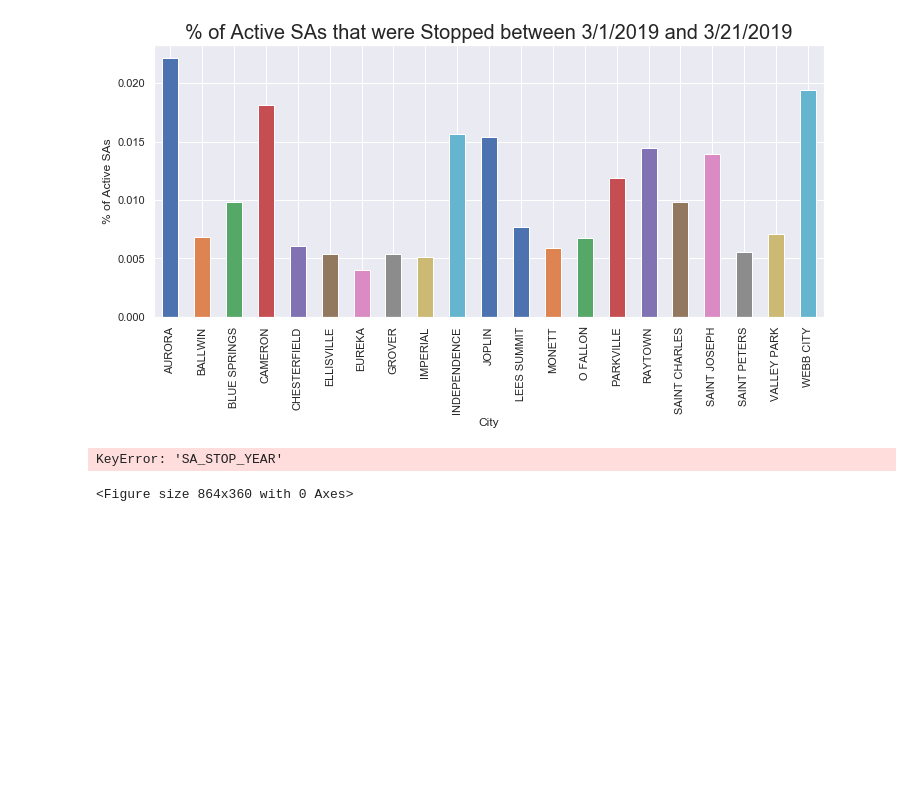
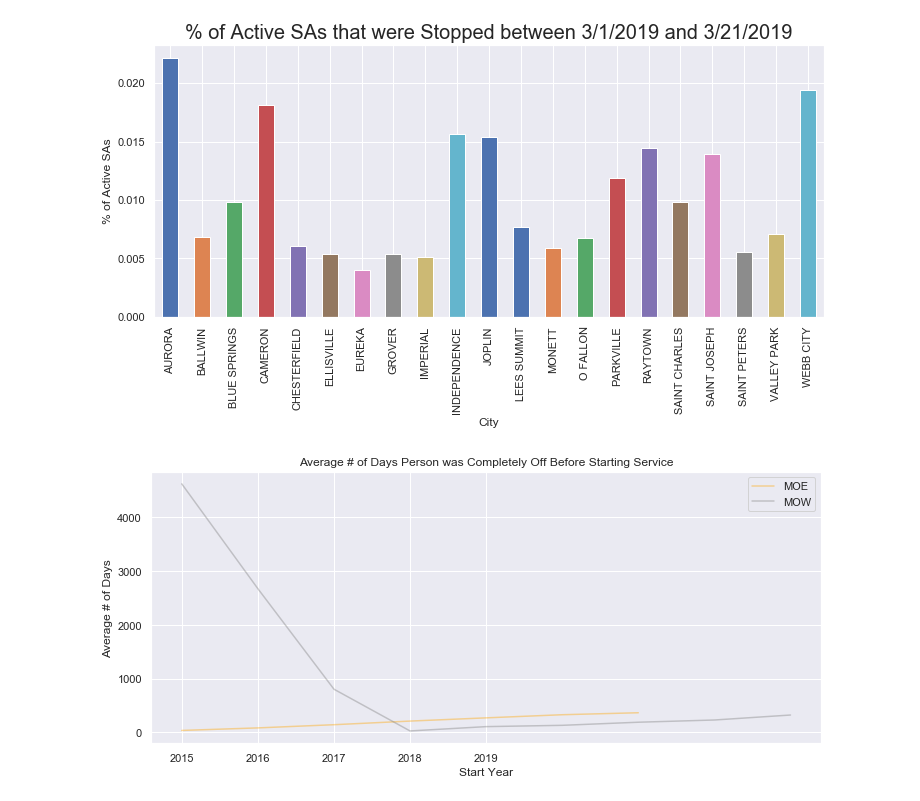
Before and after one commit to brocknosbisch/Springboard_Capstone_2, a Jupyter notebook: Chapter_2_Capstone_2_Data_Story.ipynb, the cells around one changed output. Cells and saved outputs as stored; diff of their text form; code cells hidden in the pictures; blank space fills up the shorter version.

```diff
--- a/Chapter_2_Capstone_2_Data_Story.ipynb
+++ b/Chapter_2_Capstone_2_Data_Story.ipynb
@@ -575,32 +595,31 @@ plt.show()
 # %%
 
 # Average # of Days Person was Off Before Starting Service
 # Excluding Services that had another gas service at the same time which causes negative # of Days
 # Only including a Person if they had service with us before.
 
 plt1_column_names = ('2015','2016','2017','2018','2019')
 
 plt.figure(figsize=(12,5))
-plt1 = df[((df['SA_STOP_YEAR'] >= '2015')&(df['SA_STOP_YEAR'] <= '2020')&(df['CIS_DIVISION']=='LGC')&(df['PERSON_DAYS_INACTIVE_BEFORE']>=0)&(df['PERSON_PRIOR_STOP_DATE'].notnull()))].groupby('SA_START_YEAR')['PERSON_DAYS_INACTIVE_BEFORE'].mean().plot(kind='line', color='orange', alpha=.4, grid=True, label='MOE')
+plt1 = df[((df['SA_END_YEAR'] >= '2015')&(df['SA_END_YEAR'] <= '2020')&(df['CIS_DIVISION']=='LGC')&(df['PERSON_DAYS_INACTIVE_BEFORE']>=0)&(df['PERSON_PRIOR_STOP_DATE'].notnull()))].groupby('SA_START_YEAR')['PERSON_DAYS_INACTIVE_BEFORE'].mean().plot(kind='line', color='orange', alpha=.4, grid=True, label='MOE')
 plt1.set_title('Average # of Days Person was Completely Off Before Starting Service')
 
-plt2 = df[((df['SA_STOP_YEAR'] >= '2015')&(df['SA_STOP_YEAR'] <= '2020')&(df['CIS_DIVISION']=='MGE')&(df['PERSON_DAYS_INACTIVE_BEFORE']>=0)&(df['PERSON_PRIOR_STOP_DATE'].notnull()))].groupby('SA_START_YEAR')['PERSON_DAYS_INACTIVE_BEFORE'].mean().plot(kind='line', color='gray', alpha=.4, grid=True, label='MOW')
+plt2 = df[((df['SA_END_YEAR'] >= '2015')&(df['SA_END_YEAR'] <= '2020')&(df['CIS_DIVISION']=='MGE')&(df['PERSON_DAYS_INACTIVE_BEFORE']>=0)&(df['PERSON_PRIOR_STOP_DATE'].notnull()))].groupby('SA_START_YEAR')['PERSON_DAYS_INACTIVE_BEFORE'].mean().plot(kind='line', color='gray', alpha=.4, grid=True, label='MOW')
 
 plt1.set_xlabel('Start Year')
 plt1.set_ylabel('Average # of Days')
 
 plt1.set_xticks(np.arange(len(plt1_column_names)))
 
 plt1.set_xticklabels(plt1_column_names)
 
 h1, l1 = plt1.get_legend_handles_labels()
 
 plt.legend(loc=0)
 
 plt.show()
 # %% [output]
-KeyError: 'SA_STOP_YEAR'
-<Figure size 864x360 with 0 Axes>
+[figure, added]
 # %%
 plt1 = df[(df['SA_START_YEAR'] >= '2013')].groupby('SA_START_YEAR')['ACCOUNT_ID'].count().plot(kind='bar')
 plt1.set_title('Overall New Services Per Year')
```
Also changed, not shown: parts of 38 cells of this notebook.
